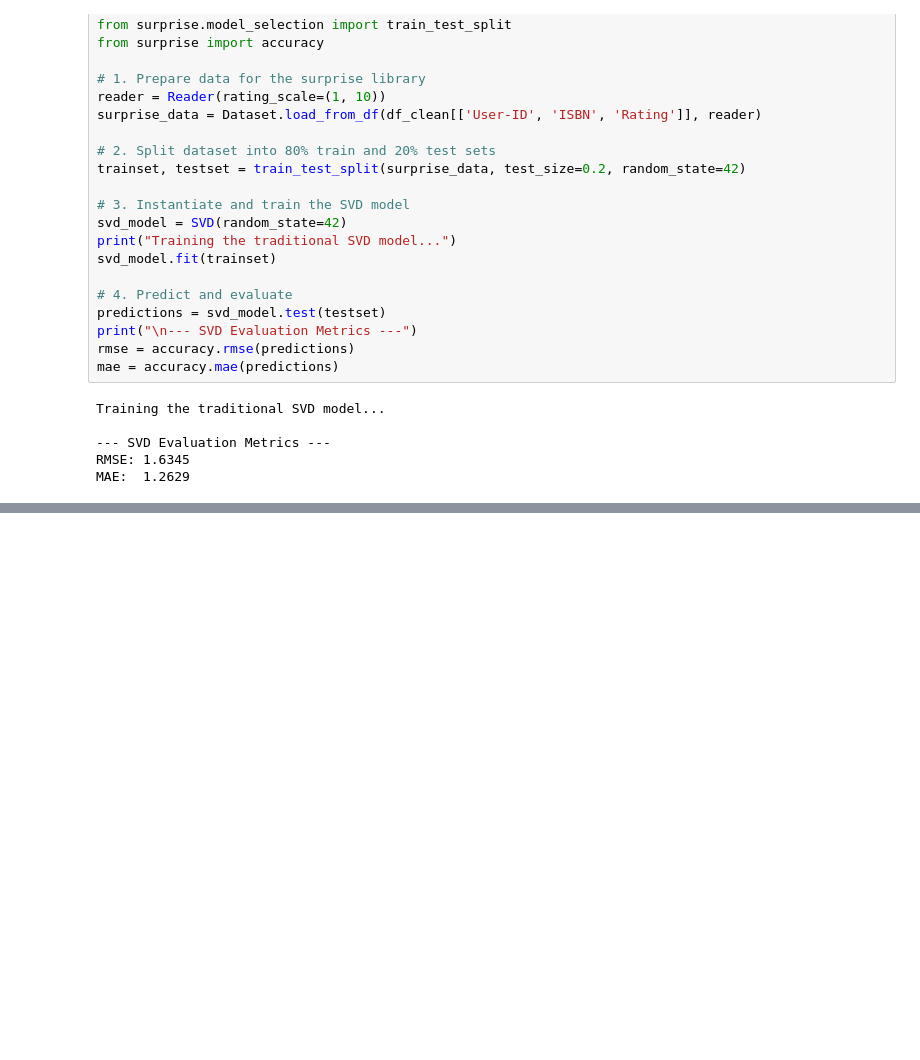
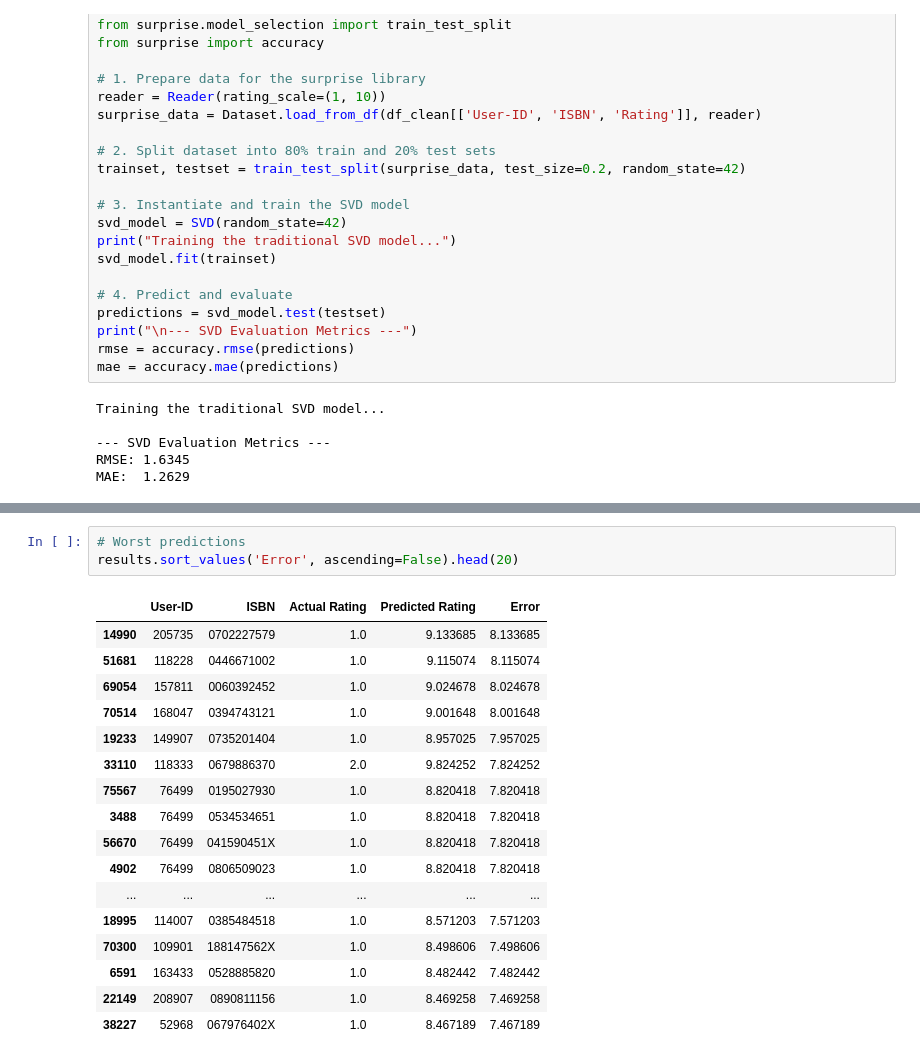
Before and after one commit to Sosswood/Machine-Learning, a Jupyter notebook: Individual_Project_Book_Crossing.ipynb, the cells around one changed output, grey strips where cells are left out. Saved outputs shown, nothing was run; the diff lists cells and outputs as text; blank space fills up the shorter version.

```diff
--- a/Individual_Project_Book_Crossing.ipynb
+++ b/Individual_Project_Book_Crossing.ipynb
@@ -651,0 +680,21 @@ MAE:  1.2629
+# %%
+# Worst predictions
+results.sort_values('Error', ascending=False).head(20)
+# %% [output]
+|  | User-ID | ISBN | Actual Rating | Predicted Rating | Error |
+| 14990 | 205735 | 0702227579 | 1.0 | 9.133685 | 8.133685 |
+| 51681 | 118228 | 0446671002 | 1.0 | 9.115074 | 8.115074 |
+| 69054 | 157811 | 0060392452 | 1.0 | 9.024678 | 8.024678 |
+| 70514 | 168047 | 0394743121 | 1.0 | 9.001648 | 8.001648 |
+| 19233 | 149907 | 0735201404 | 1.0 | 8.957025 | 7.957025 |
+| 33110 | 118333 | 0679886370 | 2.0 | 9.824252 | 7.824252 |
+| 75567 | 76499 | 0195027930 | 1.0 | 8.820418 | 7.820418 |
+| 3488 | 76499 | 0534534651 | 1.0 | 8.820418 | 7.820418 |
+| 56670 | 76499 | 041590451X | 1.0 | 8.820418 | 7.820418 |
+| 4902 | 76499 | 0806509023 | 1.0 | 8.820418 | 7.820418 |
+| ... | ... | ... | ... | ... | ... |
+| 18995 | 114007 | 0385484518 | 1.0 | 8.571203 | 7.571203 |
+| 70300 | 109901 | 188147562X | 1.0 | 8.498606 | 7.498606 |
+| 6591 | 163433 | 0528885820 | 1.0 | 8.482442 | 7.482442 |
+| 22149 | 208907 | 0890811156 | 1.0 | 8.469258 | 7.469258 |
+| 38227 | 52968 | 067976402X | 1.0 | 8.467189 | 7.467189 |
```
Also changed, not shown: parts of 61 cells of this notebook.
